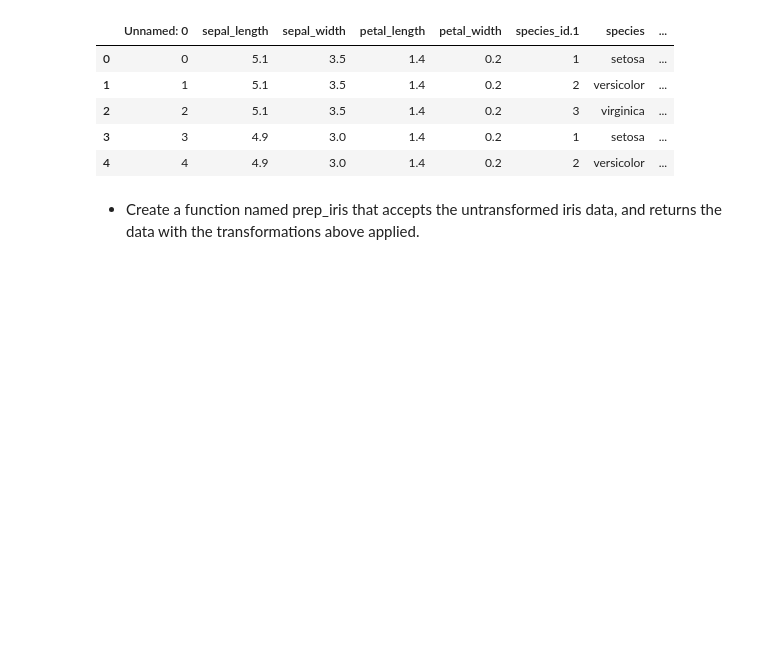
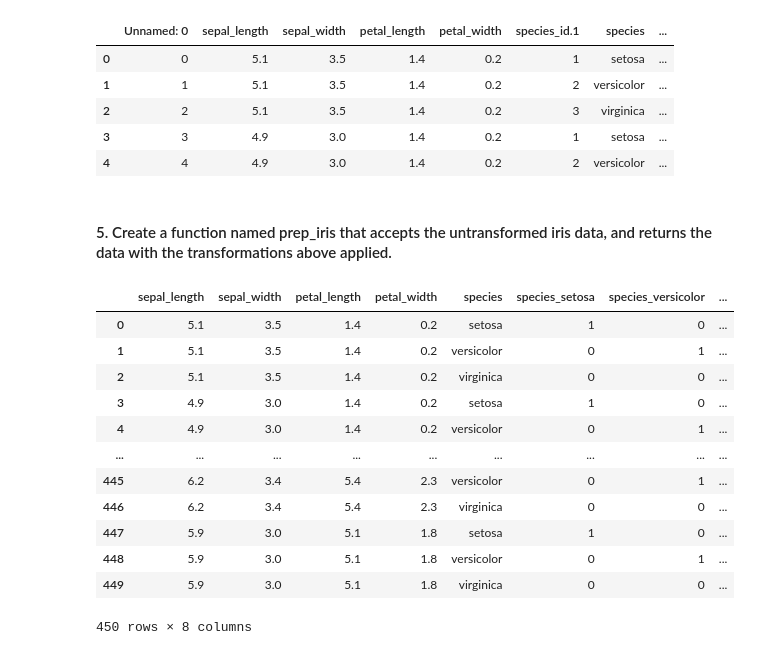
Before and after one commit to justin-m-sullivan/classification-exercises, a Jupyter notebook: classification_exercises.ipynb, the cells around one changed output. Saved outputs shown, nothing was run; the diff lists cells and outputs as text; code cells hidden in the pictures; blank space fills up the shorter version.

```diff
--- a/classification_exercises.ipynb
+++ b/classification_exercises.ipynb
@@ -267,5 +267,5 @@ df.rename(columns={'species_name': 'species'}, inplace=True)
 # %%
-dummies = pd.get_dummies(df[['species']], drop_first=True)
+dummies = pd.get_dummies(df[['species']])
 # %%
 df = pd.concat([df, dummies], axis=1)
 # %%
@@ -278,17 +278,48 @@ df.head()
 | 3 | 3 | 4.9 | 3.0 | 1.4 | 0.2 | 1 | setosa | ... |
 | 4 | 4 | 4.9 | 3.0 | 1.4 | 0.2 | 2 | versicolor | ... |
 # %% [markdown]
-- Create a function named prep_iris that accepts the untransformed iris data, and returns the data with the transformations above applied.
+#### 5. Create a function named prep_iris that accepts the untransformed iris data, and returns the data with the transformations above applied.
 # %%
-def prep_iris(df):
+def clean_iris(df):
     '''
-    prep_iris takes in the iris data set and prepares it for analysis by:
+    clean_iris takes in the iris data set and prepares it for analysis by:
     dropping columns: measurement_id, species_id
     renaming columns: species_name == species
     encoding columns: species
     '''
-    dropcols = ['species_id', 'measurement_id']
+    dropcols = ['species_id', 'measurement_id', 'Unnamed: 0', 'species_id.1']
     df.drop(columns=dropcols, inplace=True)
     df.rename(columns={'species_name': 'species'}, inplace=True)
-    dummies = pd.get_dummies(df[['species']], drop_first=True)
+    dummies = pd.get_dummies(df[['species']])
     return pd.concat([df, dummies], axis=1)
+# %%
+def prep_iris(df):
+    '''
+    prep_iris takes in the iris data set and prepares it for analysis by:
+    dropping columns: measurement_id, species_id
+    renaming columns: species_name == species
+    encoding columns: species
+
+    performs a train, validate, and test split
+    return three pandas dataframes for train, validate, split
+    '''
+    df = clean_iris(df)
+    train_validate, test = train_test_split(df, test_size=0.2, random_state=1776, stratify=df.species)
+    train, validate = train_test_split(train_validate, train_size=0.7, random_state=1776, stratify=train_validate.species)
+    return train, validate, test
+# %%
+prep_iris(df)
+# %% [output]
+|  | sepal_length | sepal_width | petal_length | petal_width | species | species_setosa | species_versicolor | ... |
+| 0 | 5.1 | 3.5 | 1.4 | 0.2 | setosa | 1 | 0 | ... |
+| 1 | 5.1 | 3.5 | 1.4 | 0.2 | versicolor | 0 | 1 | ... |
+| 2 | 5.1 | 3.5 | 1.4 | 0.2 | virginica | 0 | 0 | ... |
+| 3 | 4.9 | 3.0 | 1.4 | 0.2 | setosa | 1 | 0 | ... |
+| 4 | 4.9 | 3.0 | 1.4 | 0.2 | versicolor | 0 | 1 | ... |
+| ... | ... | ... | ... | ... | ... | ... | ... | ... |
+| 445 | 6.2 | 3.4 | 5.4 | 2.3 | versicolor | 0 | 1 | ... |
+| 446 | 6.2 | 3.4 | 5.4 | 2.3 | virginica | 0 | 0 | ... |
+| 447 | 5.9 | 3.0 | 5.1 | 1.8 | setosa | 1 | 0 | ... |
+| 448 | 5.9 | 3.0 | 5.1 | 1.8 | versicolor | 0 | 1 | ... |
+| 449 | 5.9 | 3.0 | 5.1 | 1.8 | virginica | 0 | 0 | ... |
+450 rows × 8 columns
```
Also changed, not shown: parts of 4 cells of this notebook.
